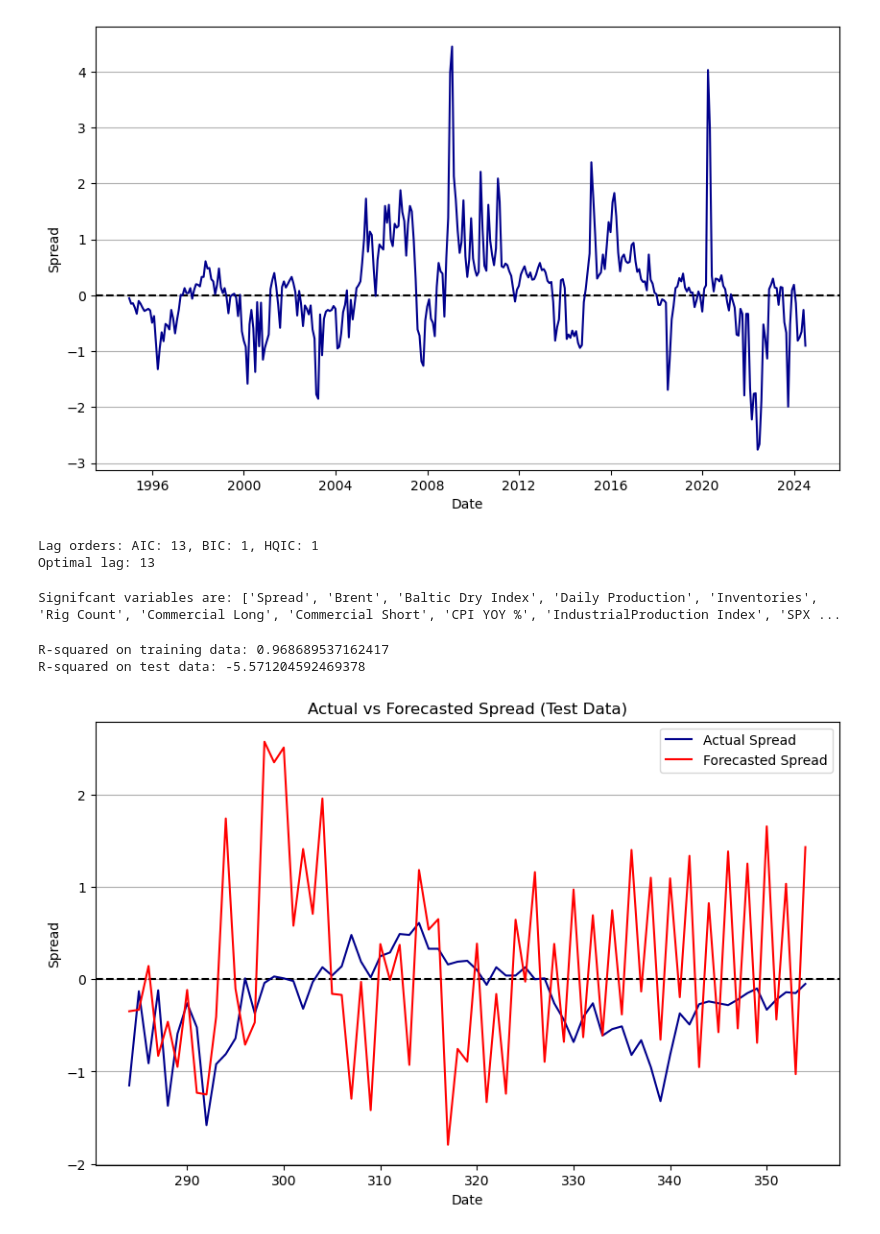
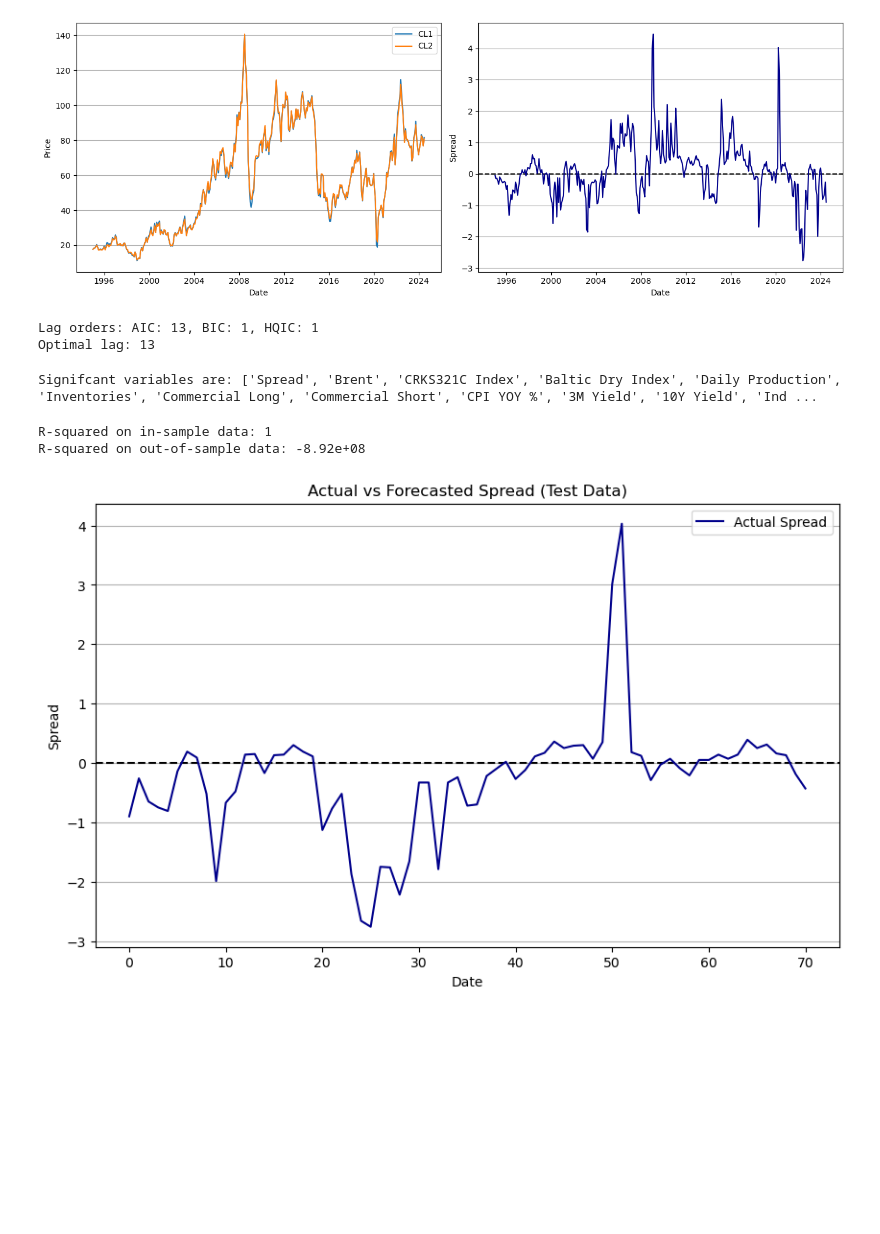
Before and after one commit to j0nl925/MSc-Finance-Econometrics-Coursework, a Jupyter notebook: Coursework.ipynb, the cells around one changed output. Saved outputs shown, nothing was run; the diff lists cells and outputs as text; code cells hidden in the pictures; blank space fills up the shorter version.

Commit message:
Fixed code reversing data

```diff
--- a/Coursework.ipynb
+++ b/Coursework.ipynb
@@ -22,39 +22,50 @@ warnings.filterwarnings("ignore")
 # %%
 # Import relevant sheets from Excel file
 industry_monthly_data = pd.read_excel('Oil Data.xlsx', sheet_name='Industry_M')
 macro_data = pd.read_excel('Oil Data.xlsx', sheet_name='Macro_M')
 stock_prices = pd.read_excel('Oil Data.xlsx', sheet_name='StockPrices_M')
 
 # Create new column for the oil prices spread
 industry_monthly_data['Spread'] = industry_monthly_data['CL2'] - industry_monthly_data['CL1']
 
 # Convert date columns into datetime format
 industry_monthly_data['Date'] = pd.to_datetime(industry_monthly_data['Date'])
 macro_data['Date'] = pd.to_datetime(macro_data['Date'])
 stock_prices['Date'] = pd.to_datetime(stock_prices['Date'])
 last_date = industry_monthly_data['Date'].max()
 
 # Converted date frequency into monthly
 industry_monthly_data['Date'] = industry_monthly_data['Date'].dt.to_period('M').dt.to_timestamp('M')
 macro_data['Date'] = macro_data['Date'].dt.to_period('M').dt.to_timestamp('M')
 stock_prices['Date'] = stock_prices['Date'].dt.to_period('M').dt.to_timestamp('M')
 
 # Merged the separate datasets into one large dataset
 merged_data = industry_monthly_data.merge(macro_data, on='Date', how='inner')
 merged_data = merged_data.merge(stock_prices, on='Date', how='inner')
+merged_data = merged_data.sort_values('Date')
 
-# Plot the spread for visualisation
-plt.figure(figsize=(10, 6))
-plt.grid(axis='y')
-plt.axhline(y = 0, color='black', linestyle='--')
-plt.plot(merged_data['Date'], merged_data['Spread'], color='darkblue')
-plt.xlabel('Date')
-plt.ylabel('Spread')
+# Plot the prices and spread for visualisation
+fig, ax = plt.subplots(1, 2, figsize=(14, 5))  # 1 row, 2 columns
+
+ax[0].grid(axis='y')
+ax[0].plot(merged_data['Date'], merged_data['CL1'], label="CL1")
+ax[0].plot(merged_data['Date'], merged_data['CL2'], label="CL2")
+ax[0].set_xlabel('Date')
+ax[0].set_ylabel('Price')
+ax[0].legend()
+
+ax[1].grid(axis='y')
+ax[1].axhline(y=0, color='black', linestyle='--')
+ax[1].plot(merged_data['Date'], merged_data['Spread'], color='darkblue')
+ax[1].set_xlabel('Date')
+ax[1].set_ylabel('Spread')
+
+plt.tight_layout()
 
 # Drop unneccessary columns
 merged_data = merged_data.drop(columns=['CL1', 'CL2', 'Total Open Interest', 'Shell'])
 # %% [output]
-[figure, old version]
+[figure, new version]
 # %%
 # AdFuller test
 for i in merged_data:
@@ -102,7 +113,7 @@ for i in model_vars:
             significant_vars.append(i)
 print("Signifcant variables are:", significant_vars)
 # %% [output]
-Signifcant variables are: ['Spread', 'Brent', 'Baltic Dry Index', 'Daily Production', 'Inventories', 'Rig Count', 'Commercial Long', 'Commercial Short', 'CPI YOY %', 'IndustrialProduction Index', 'SPX ...
+Signifcant variables are: ['Spread', 'Brent', 'CRKS321C Index', 'Baltic Dry Index', 'Daily Production', 'Inventories', 'Commercial Long', 'Commercial Short', 'CPI YOY %', '3M Yield', '10Y Yield', 'Ind ...
 # %%
 significant_var_data = var_data[significant_vars]
 n_obs = len(significant_var_data)
@@ -126,7 +137,7 @@ def compute_r_squared(actual, predicted):
     return r_squared
 
 r_squared_train = compute_r_squared(actual_train, fitted_train['Spread'])
-print("R-squared on training data:", r_squared_train)
+print(f"R-squared on in-sample data: {r_squared_train:.3g}")
 
 forecast_input = train_data.values[-lags:]
 forecast_steps = len(test_data)
@@ -137,20 +148,20 @@ actual_spread = test_data['Spread']
 predicted_spread = forecast_df['Spread']
 
 r_squared_test = compute_r_squared(actual_spread, predicted_spread)
-print("R-squared on test data:", r_squared_test)
+print(f"R-squared on out-of-sample data: {r_squared_test:.3g}")
 
 plt.figure(figsize=(10, 6))
 plt.grid(axis='y')
 plt.axhline(y = 0, color='black', linestyle='--')
 plt.plot(actual_spread.index, actual_spread, label='Actual Spread', color='darkblue')
-plt.plot(predicted_spread.index, predicted_spread, label='Forecasted Spread', color='red')
+# plt.plot(predicted_spread.index, predicted_spread, label='Forecasted Spread', color='red')
 plt.xlabel('Date')
 plt.ylabel('Spread')
 plt.title('Actual vs Forecasted Spread (Test Data)')
 plt.legend()
 plt.show()
 # %% [output]
-R-squared on training data: 0.968689537162417
-R-squared on test data: -5.571204592469378
+R-squared on in-sample data: 1
+R-squared on out-of-sample data: -8.92e+08
-[figure, old version]
+[figure, new version]
 # %%
```
Also changed, not shown: parts of 3 cells of this notebook.
